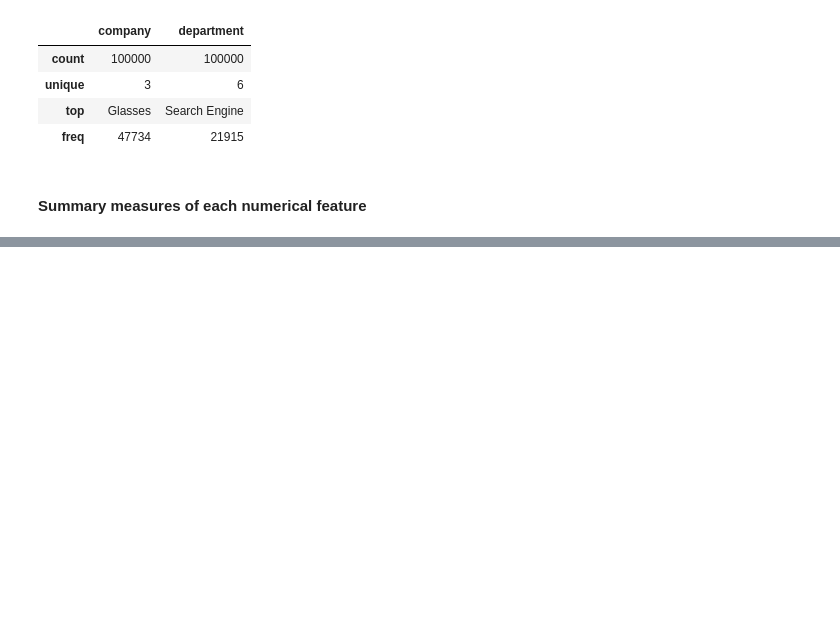
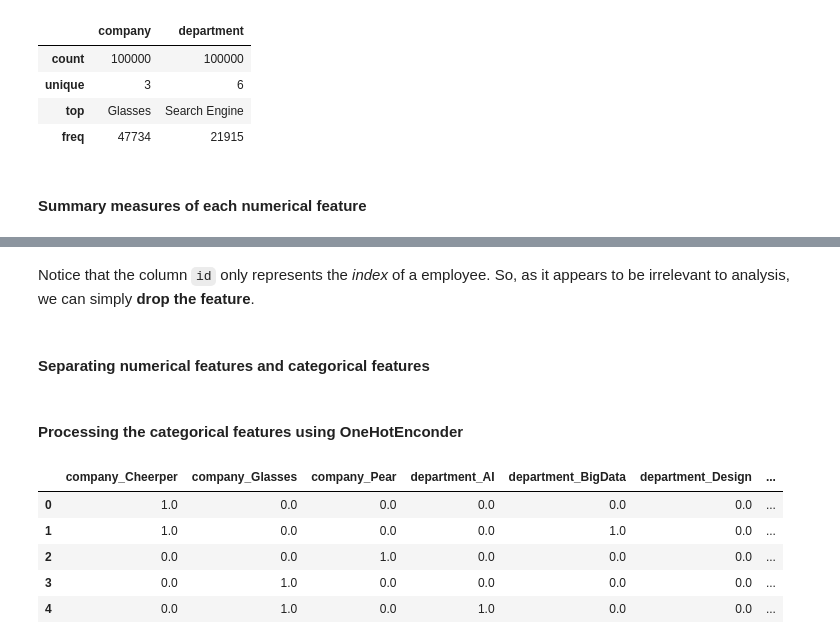
Before and after one commit to SamuelJabes/Employee_Salary_Prediction, a Jupyter notebook: model.ipynb, the cells around one changed output, grey strips where cells are left out. Saved outputs shown, nothing was run; the diff lists cells and outputs as text; code cells hidden in the pictures; blank space fills up the shorter version.

```diff
--- a/model.ipynb
+++ b/model.ipynb
@@ -133,0 +148,28 @@ Also, we know that the others features (which are numerical) are having **high d
+# %% [markdown]
+Notice that the column `id` only represents the _index_ of a employee. So, as it appears to be irrelevant to analysis, we can simply **drop the feature**.
+# %%
+df_train = df_train.drop(columns='id')
+# %% [markdown]
+#### Separating numerical features and categorical features
+# %%
+# taking only numerical features
+num_feat = df_train.drop(columns=['company', 'department'])
+
+# taking only categorical features
+cat_feat = df_train.loc[:, ['company', 'department']]
+# %% [markdown]
+#### Processing the categorical features using OneHotEnconder
+# %%
+# creating instance of one-hot-encoder
+enc = OneHotEncoder(handle_unknown='ignore')
+
+# label encoded values of company and department
+enc_df = pd.DataFrame(enc.fit_transform(cat_feat[['company', 'department']]).toarray(), columns=enc.get_feature_names(['company', 'department']))
+enc_df.head()
+# %% [output]
+|  | company_Cheerper | company_Glasses | company_Pear | department_AI | department_BigData | department_Design | ... |
+| 0 | 1.0 | 0.0 | 0.0 | 0.0 | 0.0 | 0.0 | ... |
+| 1 | 1.0 | 0.0 | 0.0 | 0.0 | 1.0 | 0.0 | ... |
+| 2 | 0.0 | 0.0 | 1.0 | 0.0 | 0.0 | 0.0 | ... |
+| 3 | 0.0 | 1.0 | 0.0 | 0.0 | 0.0 | 0.0 | ... |
+| 4 | 0.0 | 1.0 | 0.0 | 1.0 | 0.0 | 0.0 | ... |
```
Also changed, not shown: parts of 18 cells of this notebook.
